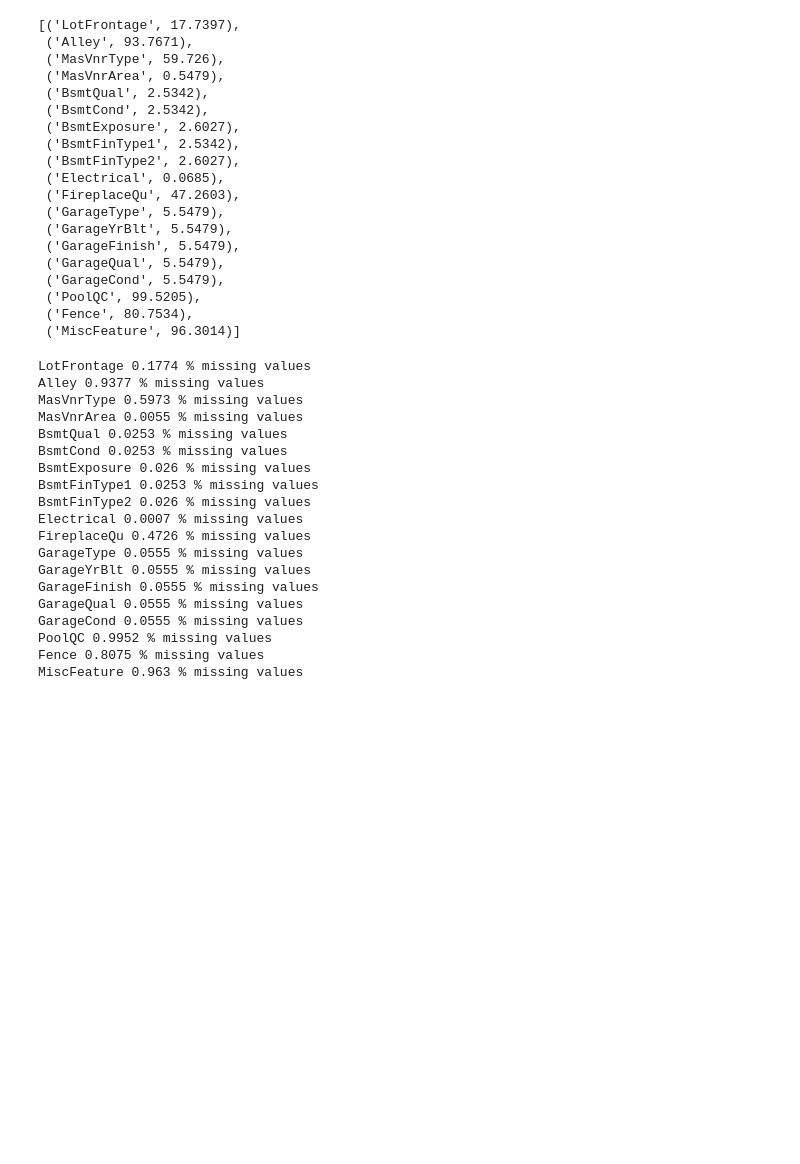
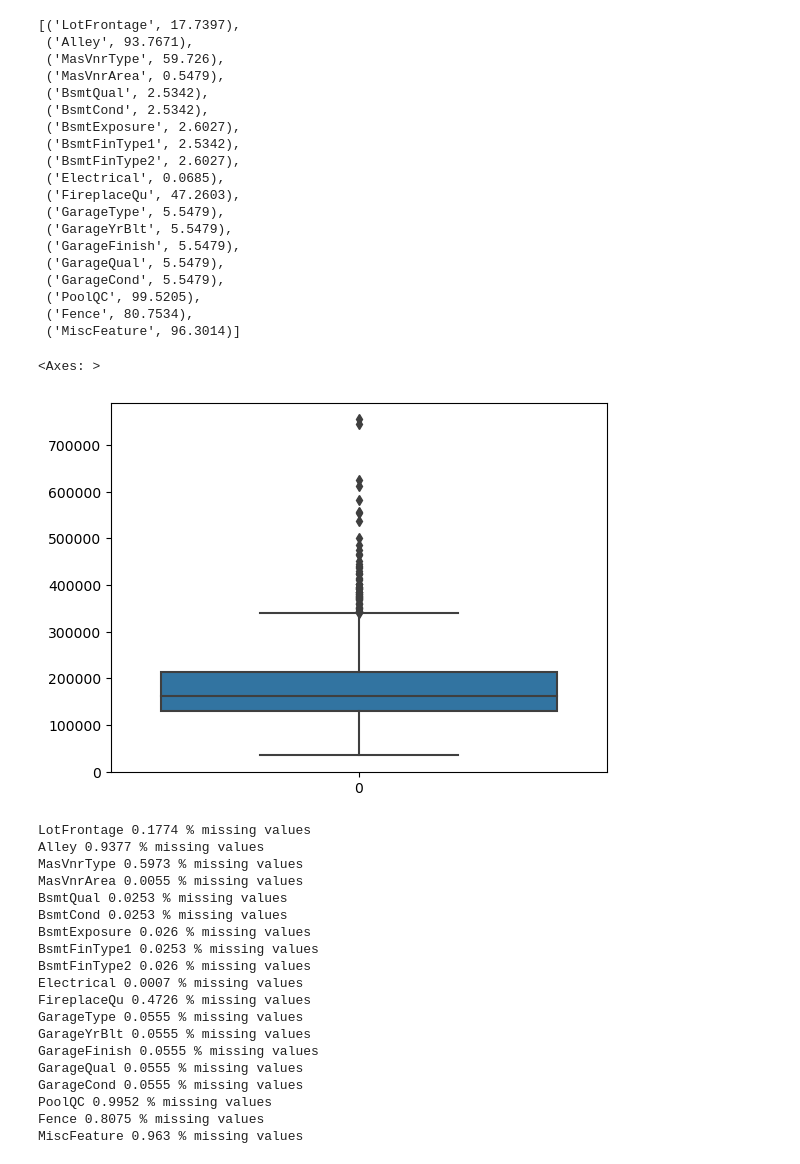
Before and after one commit to thasvithu/iNeuron-Full-Stack-Data-Science, a Jupyter notebook: 04 Data Analytics/EDA/02 house-prices-advanced-regression-techniques/Untitled.ipynb, the cells around one changed output. Cells and saved outputs as stored; diff of their text form; code cells hidden in the pictures; blank space fills up the shorter version.

```diff
--- a/04 Data Analytics/EDA/02 house-prices-advanced-regression-techniques/Untitled.ipynb
+++ b/04 Data Analytics/EDA/02 house-prices-advanced-regression-techniques/Untitled.ipynb
@@ -113,4 +115,9 @@ features_with_na_values
  ('PoolQC', 99.5205),
  ('Fence', 80.7534),
  ('MiscFeature', 96.3014)]
+# %%
+sns.boxplot(dataset['SalePrice'])
+# %% [output]
+<Axes: >
+[figure, added]
 # %%
```
Also changed, not shown: parts of 12 cells of this notebook, 1 other file.
